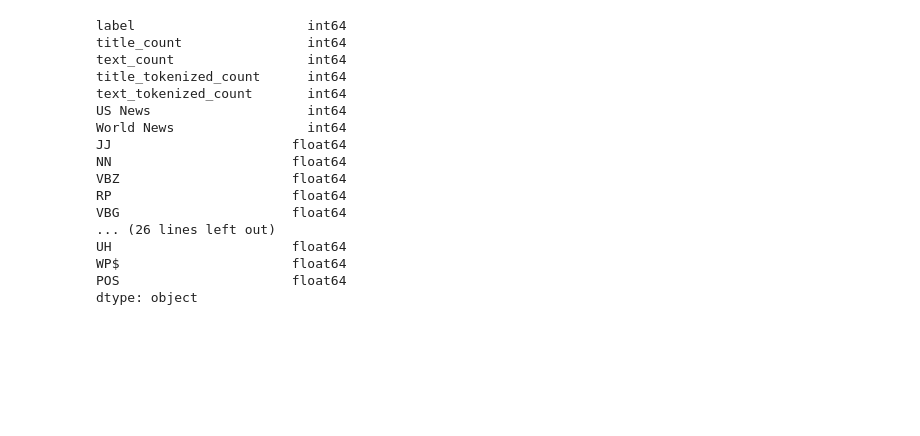
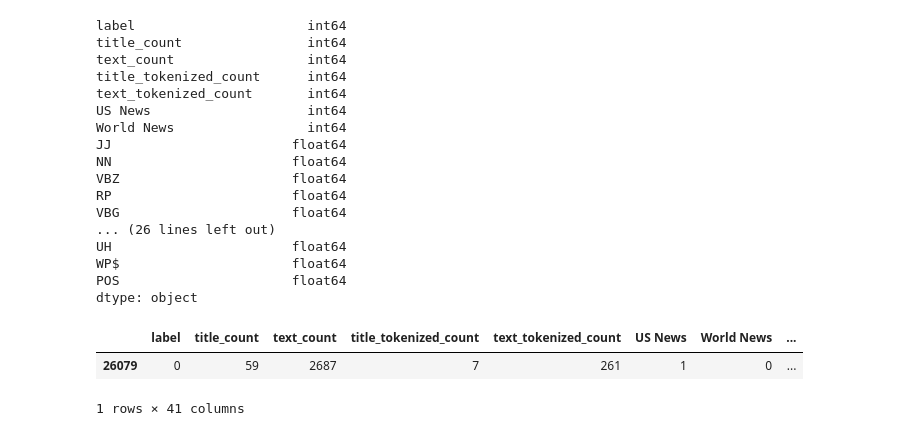
Before and after one commit to NoraYounes/Fake_News_Detection, a Jupyter notebook: Machine Learning/ml_testing.ipynb, the cells around one changed output. Cells and saved outputs as stored; diff of their text form; code cells hidden in the pictures; blank space fills up the shorter version.

```diff
--- a/Machine Learning/ml_testing.ipynb
+++ b/Machine Learning/ml_testing.ipynb
@@ -53,4 +59,10 @@ UH                       float64
 WP$                      float64
 POS                      float64
 dtype: object
+# %%
+df.loc[[26079]]
+# %% [output]
+|  | label | title_count | text_count | title_tokenized_count | text_tokenized_count | US News | World News | ... |
+| 26079 | 0 | 59 | 2687 | 7 | 261 | 1 | 0 | ... |
+1 rows × 41 columns
 # %%
```
Also changed, not shown: parts of 16 cells of this notebook, 11 other files.
